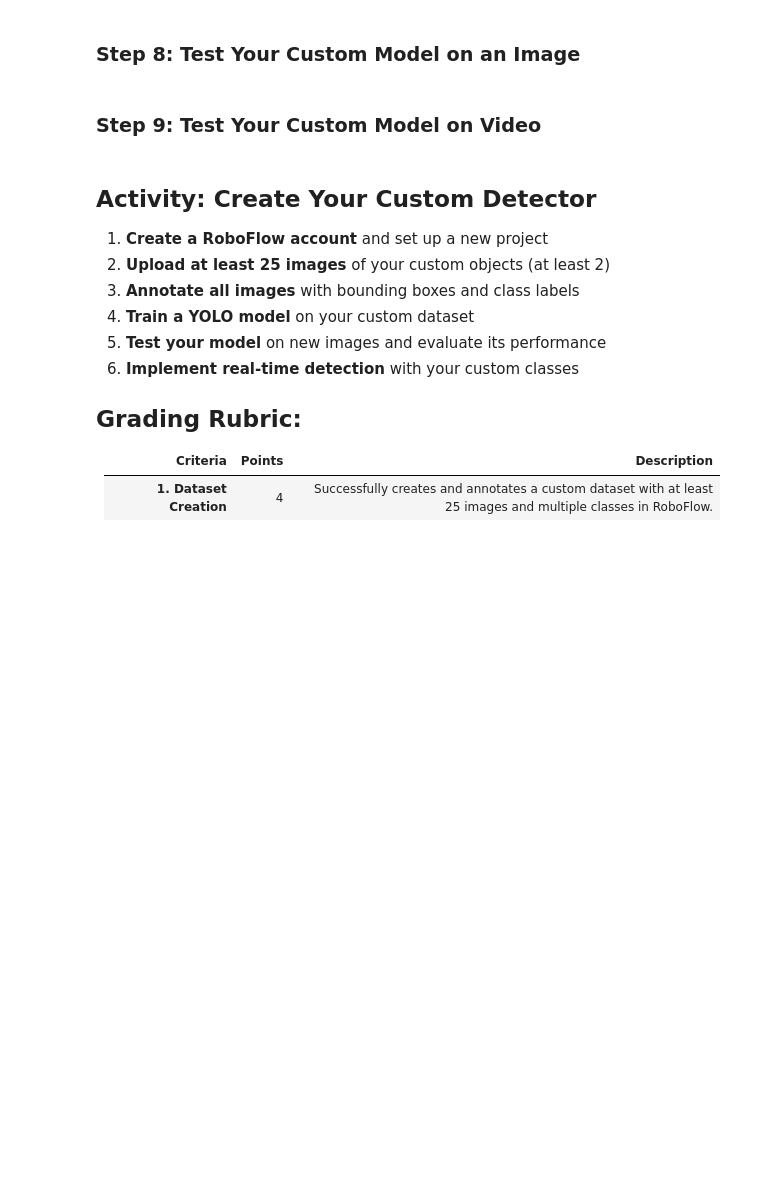
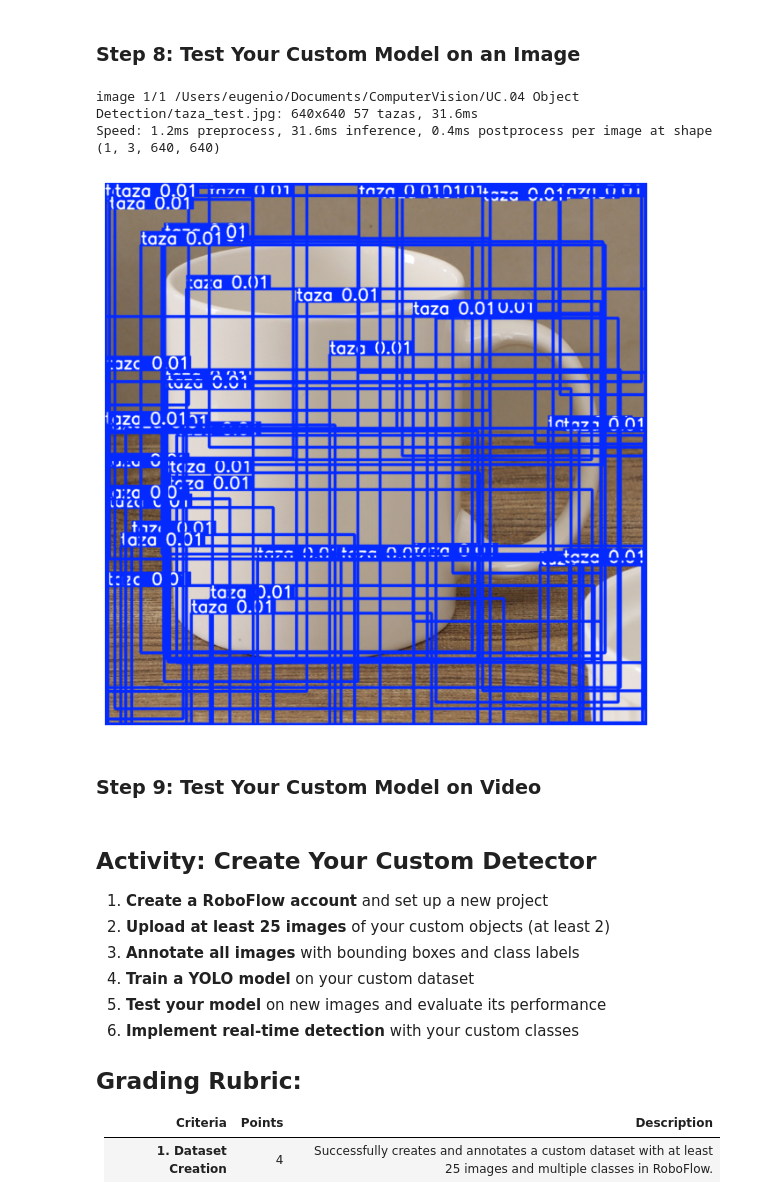
Before and after one commit to eugeniomorocho/ComputerVision, a Jupyter notebook: UC.04 Object Detection/3. Custom YOLO Object Detection with Roboflow.ipynb, the cells around one changed output. Drawn from its saved outputs; the diff is of its cells as text; code cells hidden in the pictures; blank space fills up the shorter version.

```diff
--- a/UC.04 Object Detection/3. Custom YOLO Object Detection with Roboflow.ipynb
+++ b/UC.04 Object Detection/3. Custom YOLO Object Detection with Roboflow.ipynb
@@ -82,20 +153,24 @@ print(f"mAP50: {metrics.box.map50}")
 ### **Step 8: Test Your Custom Model on an Image**
 # %%
 # Load your custom trained model
-custom_model = YOLO('/Users/eugenio/Documents/ComputerVision/runs/detect/custom_yolo_model/weights/best.pt')
+custom_model = YOLO('/Users/eugenio/Documents/ComputerVision/UC.04 Object Detection/runs/detect/custom_yolo_model/weights/best.pt')
 
 # Test on a sample image
 results = custom_model('/Users/eugenio/Documents/ComputerVision/UC.04 Object Detection/taza_test.jpg', conf=0.25)
 
 # Display results
 %matplotlib inline
 for result in results:
     img = result.plot()  # Plot detections
     img_rgb = cv2.cvtColor(img, cv2.COLOR_BGR2RGB)
     plt.figure(figsize=(12, 8))
     plt.imshow(img_rgb)
     plt.axis('off')
     plt.show()
+# %% [output]
+image 1/1 /Users/eugenio/Documents/ComputerVision/UC.04 Object Detection/taza_test.jpg: 640x640 57 tazas, 31.6ms
+Speed: 1.2ms preprocess, 31.6ms inference, 0.4ms postprocess per image at shape (1, 3, 640, 640)
+[figure, added]
 # %% [markdown]
 ### **Step 9: Test Your Custom Model on Video**
 # %%
```
Also changed, not shown: parts of 4 cells of this notebook, 23 other files.
